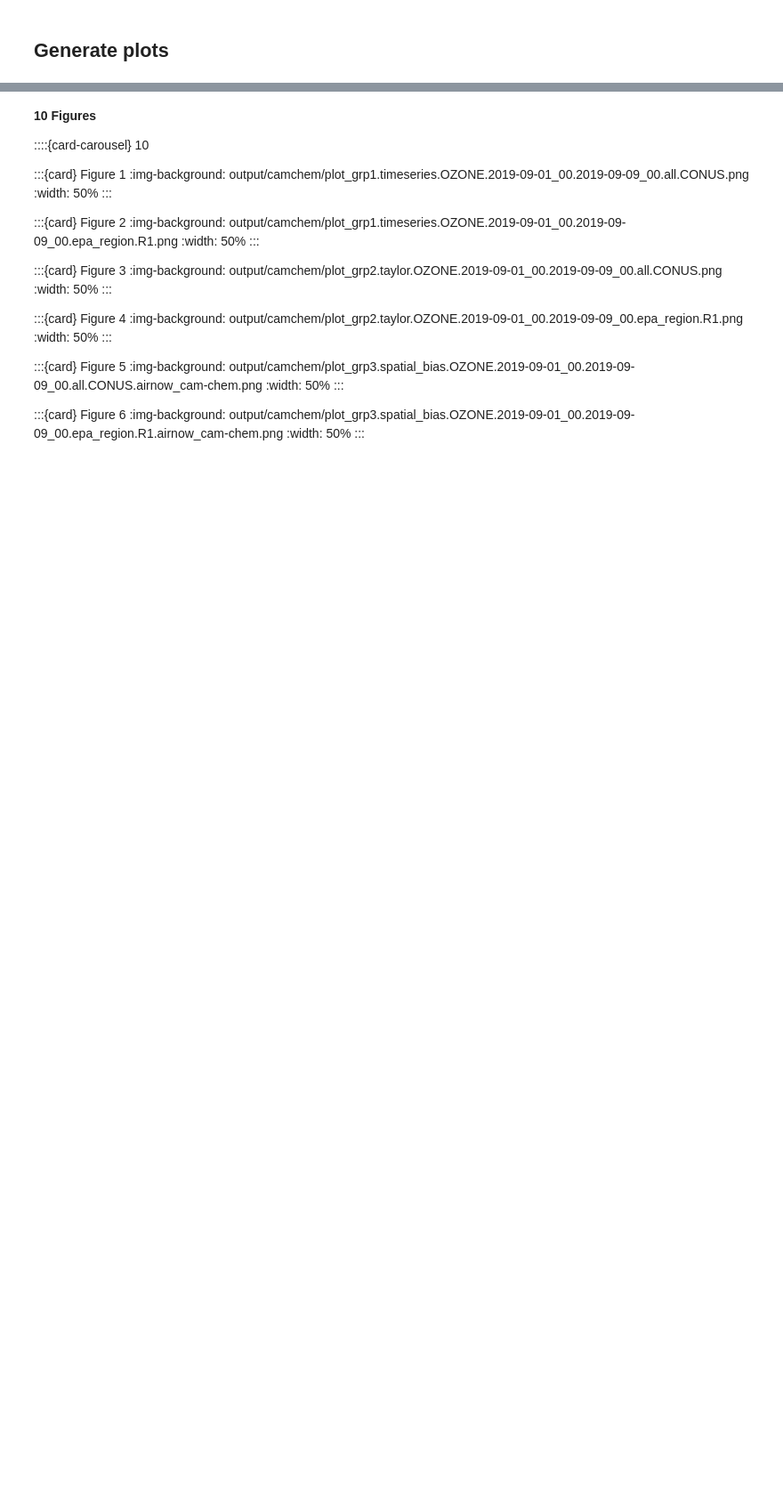
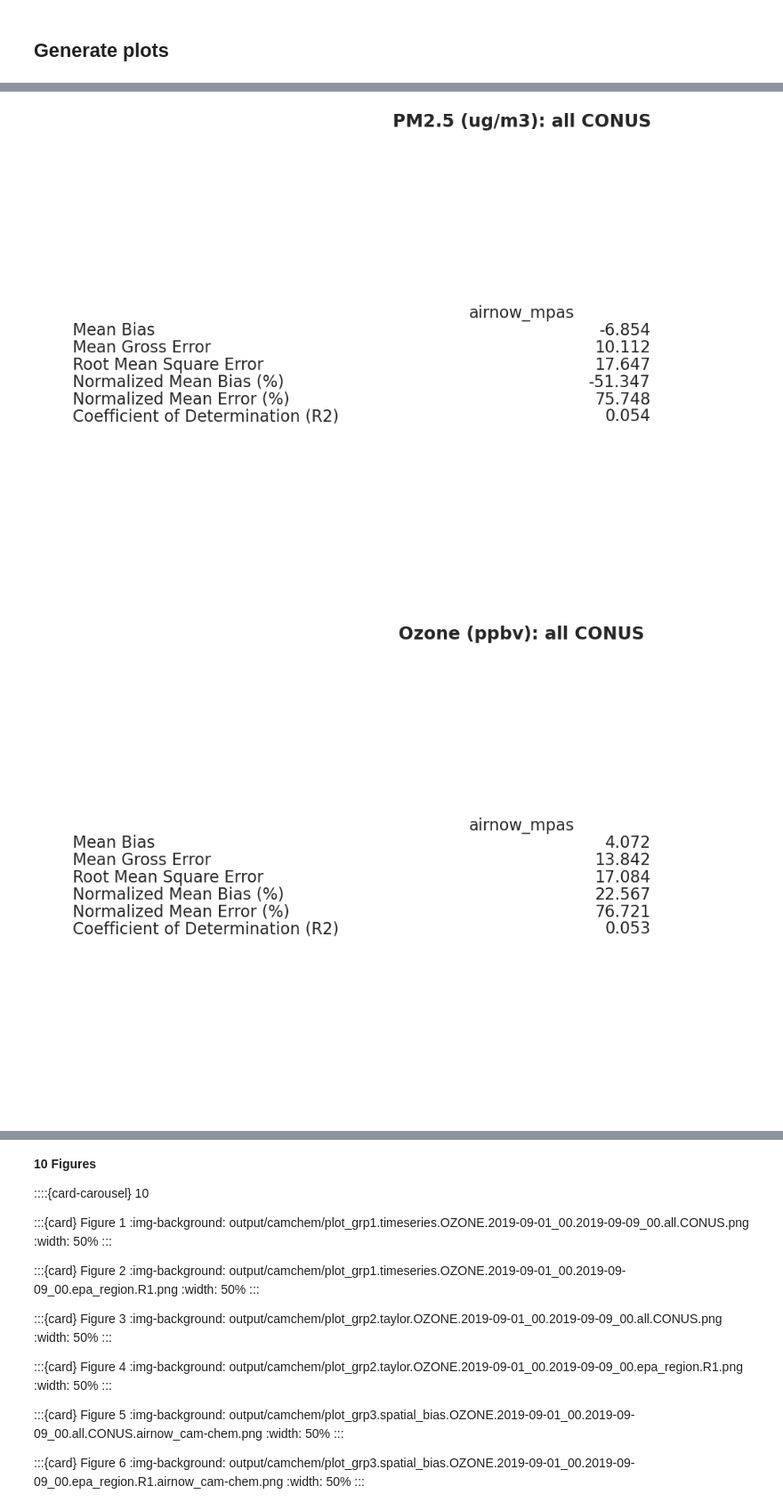
Before and after one commit to L12D2/mm_uxarray, a Jupyter notebook: docs/examples/airnow_mpas.ipynb, the cells around one changed output, grey strips where cells are left out. Shown at 89% size. Saved outputs shown, nothing was run; the diff lists cells and outputs as text; code cells hidden in the pictures; blank space fills up the shorter version.

```diff
--- a/docs/examples/airnow_mpas.ipynb
+++ b/docs/examples/airnow_mpas.ipynb
@@ -275,0 +291,5 @@ Wall time: 12.8 s
+# %%
+an.stats()
+# %% [output]
+[figure, added]
+[figure, added]
```
Also changed, not shown: parts of 8 cells of this notebook, 5 other files.
